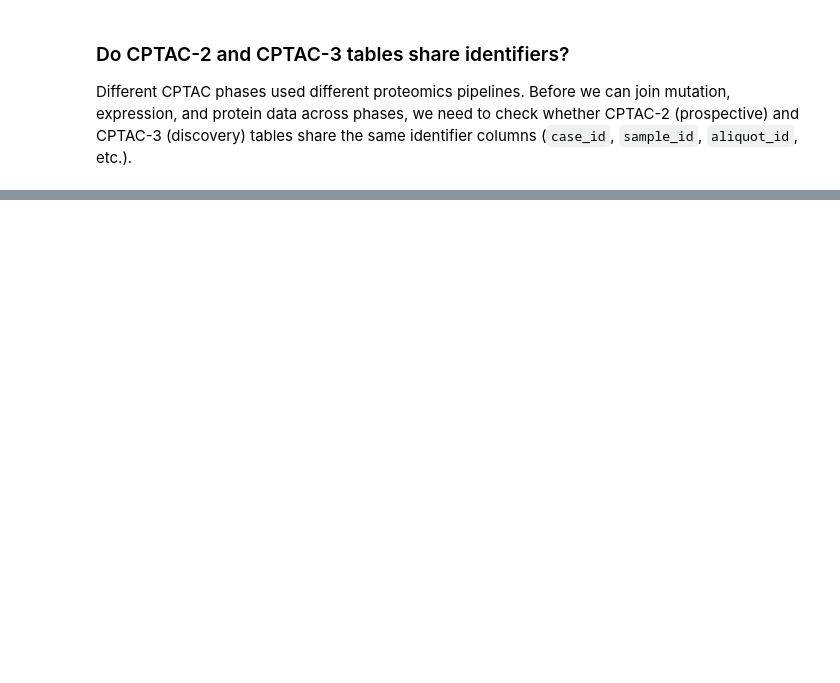
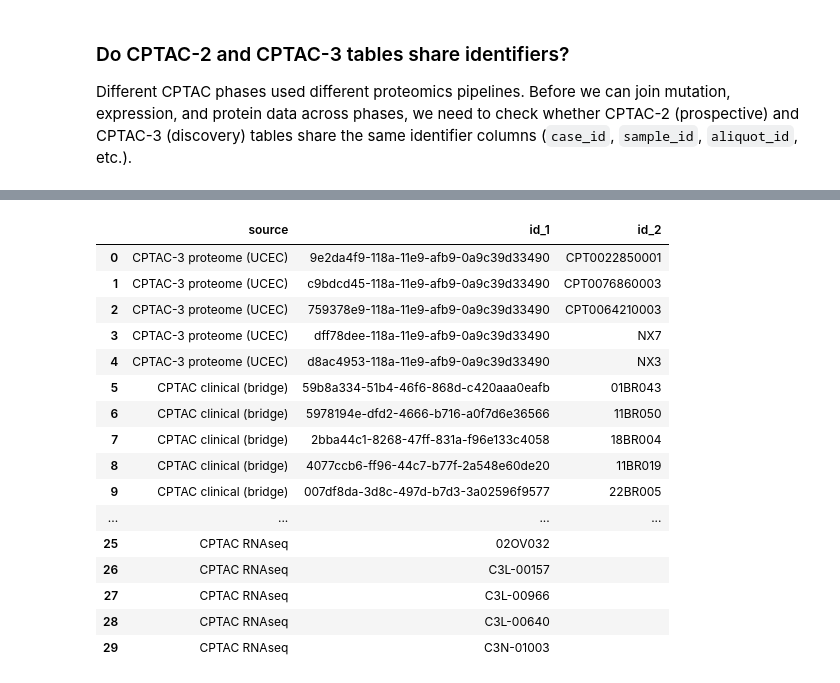
Before and after one commit to leomane/cancer-multiomics, a Jupyter notebook: cancer_multiomics_eda.ipynb, the cells around one changed output, grey strips where cells are left out. Drawn from its saved outputs; the diff is of its cells as text; code cells hidden in the pictures; blank space fills up the shorter version.

```diff
--- a/cancer_multiomics_eda.ipynb
+++ b/cancer_multiomics_eda.ipynb
@@ -479,0 +522,69 @@ CPTAC3_columns
+# %%
+# sql_engine: bigquery
+# output_variable: sample_identifiers
+# start _sql
+_sql = """
+-- Sample patient identifiers from each source to compare formats
+-- TCGA tables use human-readable barcodes; CPTAC proteomics uses GDC UUIDs
+(SELECT 'TCGA clinical' AS source, submitter_id AS id_1, '' AS id_2
+ FROM `isb-cgc-bq.TCGA.clinical_gdc_current`
+ LIMIT 5)
+
+UNION ALL
+
+(SELECT 'TCGA mutations' AS source, case_barcode AS id_1, '' AS id_2
+ FROM `isb-cgc-bq.TCGA.masked_somatic_mutation_hg38_gdc_current`
+ GROUP BY case_barcode
+ LIMIT 5)
+
+UNION ALL
+
+-- CPTAC proteomics: case_id is a UUID, but aliquot_submitter_id may contain a barcode
+(SELECT 'CPTAC-2 proteome (breast)' AS source, case_id AS id_1, aliquot_submitter_id AS id_2
+ FROM `isb-cgc-bq.CPTAC.quant_proteome_prospective_breast_BI_pdc_current`
+ GROUP BY case_id, aliquot_submitter_id
+ LIMIT 5)
+
+UNION ALL
+
+(SELECT 'CPTAC-3 proteome (UCEC)' AS source, case_id AS id_1, aliquot_submitter_id AS id_2
+ FROM `isb-cgc-bq.CPTAC.quant_proteome_CPTAC_UCEC_discovery_study_pdc_current`
+ GROUP BY case_id, aliquot_submitter_id
+ LIMIT 5)
+
+UNION ALL
+
+-- CPTAC clinical table has BOTH case_id (UUID) and submitter_id (barcode) — the bridge
+(SELECT 'CPTAC clinical (bridge)' AS source, case_id AS id_1, submitter_id AS id_2
+ FROM `isb-cgc-bq.CPTAC.clinical_gdc_current`
+ WHERE proj__project_id = 'CPTAC-2'
+ LIMIT 5)
+
+UNION ALL
+
+(SELECT 'CPTAC RNAseq' AS source, case_barcode AS id_1, '' AS id_2
+ FROM `isb-cgc-bq.CPTAC.RNAseq_hg38_gdc_current`
+ GROUP BY case_barcode
+ LIMIT 5)
+""" # end _sql
+from google.colab.sql import bigquery as _bqsqlcell
+sample_identifiers = _bqsqlcell.run(_sql)
+sample_identifiers
+# %% [output]
+|  | source | id_1 | id_2 |
+| 0 | CPTAC-3 proteome (UCEC) | 9e2da4f9-118a-11e9-afb9-0a9c39d33490 | CPT0022850001 |
+| 1 | CPTAC-3 proteome (UCEC) | c9bdcd45-118a-11e9-afb9-0a9c39d33490 | CPT0076860003 |
+| 2 | CPTAC-3 proteome (UCEC) | 759378e9-118a-11e9-afb9-0a9c39d33490 | CPT0064210003 |
+| 3 | CPTAC-3 proteome (UCEC) | dff78dee-118a-11e9-afb9-0a9c39d33490 | NX7 |
+| 4 | CPTAC-3 proteome (UCEC) | d8ac4953-118a-11e9-afb9-0a9c39d33490 | NX3 |
+| 5 | CPTAC clinical (bridge) | 59b8a334-51b4-46f6-868d-c420aaa0eafb | 01BR043 |
+| 6 | CPTAC clinical (bridge) | 5978194e-dfd2-4666-b716-a0f7d6e36566 | 11BR050 |
+| 7 | CPTAC clinical (bridge) | 2bba44c1-8268-47ff-831a-f96e133c4058 | 18BR004 |
+| 8 | CPTAC clinical (bridge) | 4077ccb6-ff96-44c7-b77f-2a548e60de20 | 11BR019 |
+| 9 | CPTAC clinical (bridge) | 007df8da-3d8c-497d-b7d3-3a02596f9577 | 22BR005 |
+| ... | ... | ... | ... |
+| 25 | CPTAC RNAseq | 02OV032 |  |
+| 26 | CPTAC RNAseq | C3L-00157 |  |
+| 27 | CPTAC RNAseq | C3L-00966 |  |
+| 28 | CPTAC RNAseq | C3L-00640 |  |
+| 29 | CPTAC RNAseq | C3N-01003 |  |
```
Also changed, not shown: parts of 22 cells of this notebook, 3 other files.
